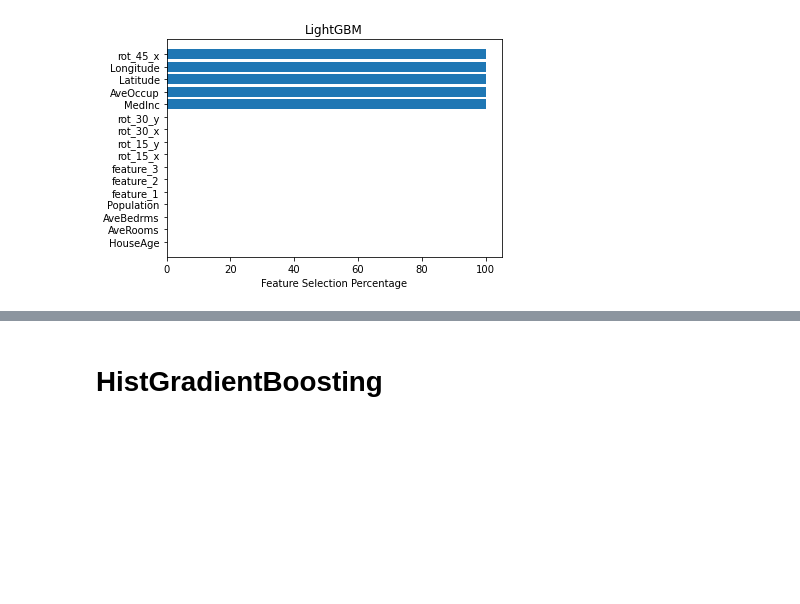
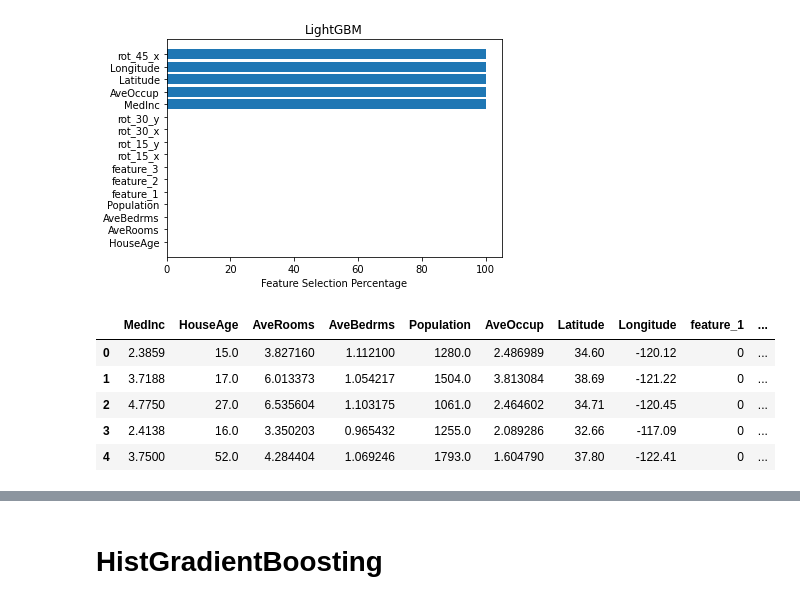
Before and after one commit to Analytics-Data-Science-and-Tech/Analytics_Data_Science, a Jupyter notebook: Tabular-Playground-Series/Tabular-Playground-Jan-2023/Ep1/Feature_Engineering.ipynb, the cells around one changed output, grey strips where cells are left out. Saved outputs shown, nothing was run; the diff lists cells and outputs as text; code cells hidden in the pictures; blank space fills up the shorter version.

```diff
--- a/Tabular-Playground-Series/Tabular-Playground-Jan-2023/Ep1/Feature_Engineering.ipynb
+++ b/Tabular-Playground-Series/Tabular-Playground-Jan-2023/Ep1/Feature_Engineering.ipynb
@@ -221,6 +221,15 @@ plt.xlabel('Feature Selection Percentage')
 plt.title('LightGBM');
 # %% [output]
 [figure]
+# %%
+X.head()
+# %% [output]
+|  | MedInc | HouseAge | AveRooms | AveBedrms | Population | AveOccup | Latitude | Longitude | feature_1 | ... |
+| 0 | 2.3859 | 15.0 | 3.827160 | 1.112100 | 1280.0 | 2.486989 | 34.60 | -120.12 | 0 | ... |
+| 1 | 3.7188 | 17.0 | 6.013373 | 1.054217 | 1504.0 | 3.813084 | 38.69 | -121.22 | 0 | ... |
+| 2 | 4.7750 | 27.0 | 6.535604 | 1.103175 | 1061.0 | 2.464602 | 34.71 | -120.45 | 0 | ... |
+| 3 | 2.4138 | 16.0 | 3.350203 | 0.965432 | 1255.0 | 2.089286 | 32.66 | -117.09 | 0 | ... |
+| 4 | 3.7500 | 52.0 | 4.284404 | 1.069246 | 1793.0 | 1.604790 | 37.80 | -122.41 | 0 | ... |
 # %%
 X = train.drop(columns = ['id', 'MedHouseVal'], axis = 1)
 Y = train['MedHouseVal']
```
Also changed, not shown: parts of 4 cells of this notebook.
